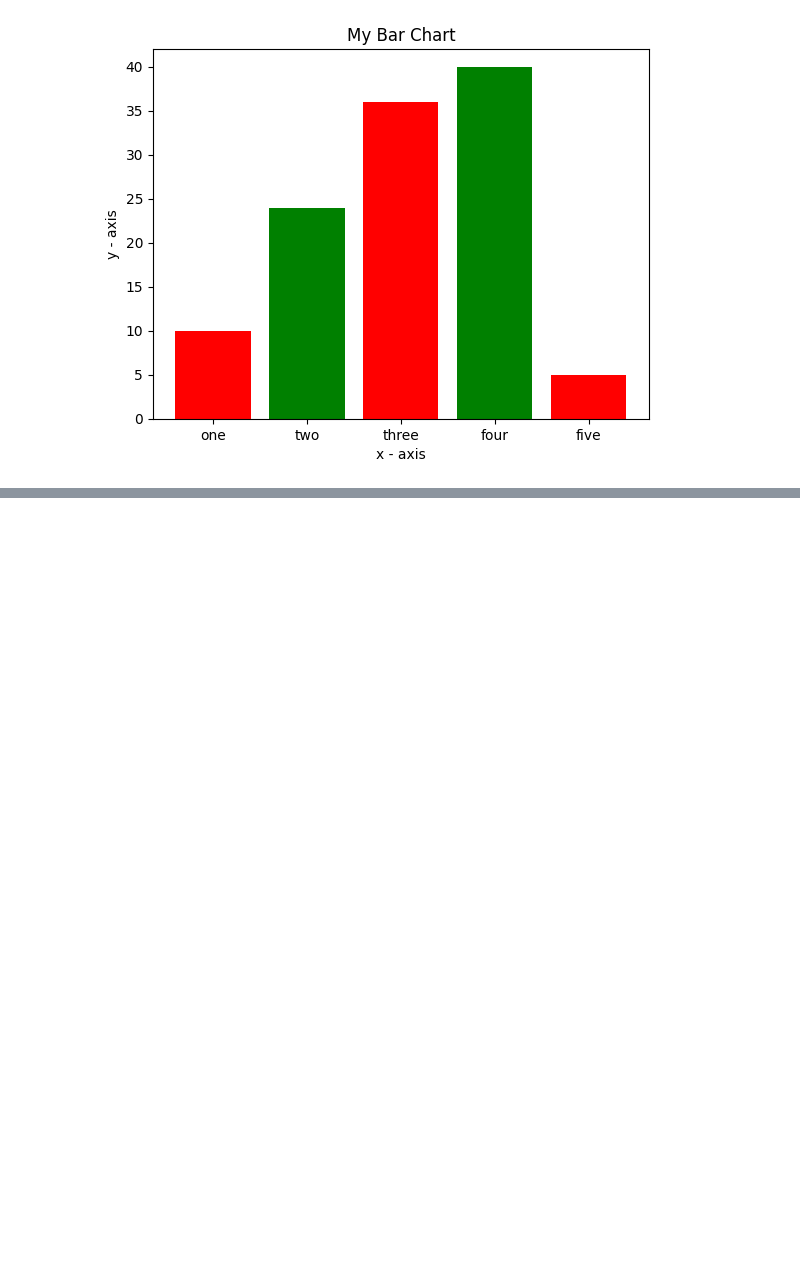
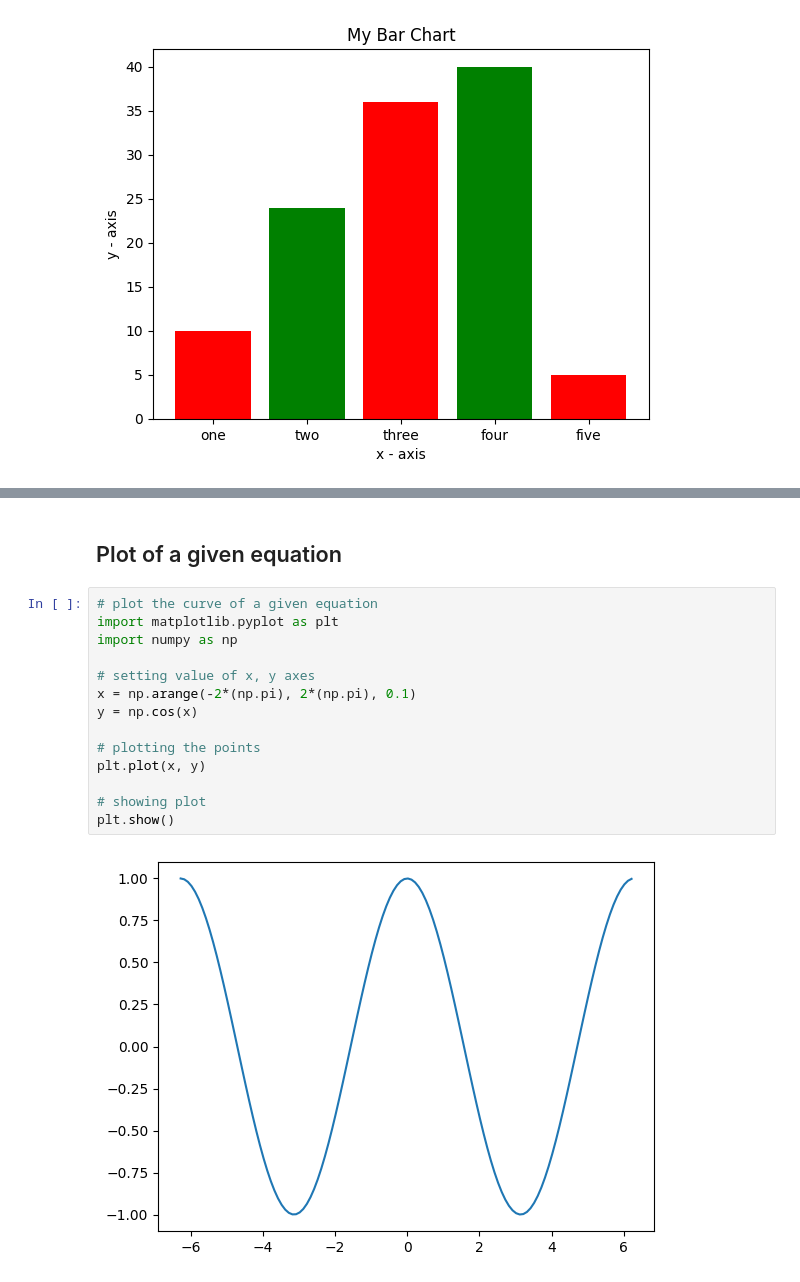
Before and after one commit to HarshvardhanJ/maths, a Jupyter notebook: src/learn/Plotting/Matplotlib.ipynb, the cells around one changed output, grey strips where cells are left out. Cells and saved outputs as stored; diff of their text form; blank space fills up the shorter version.

```diff
--- a/src/learn/Plotting/Matplotlib.ipynb
+++ b/src/learn/Plotting/Matplotlib.ipynb
@@ -137,0 +222,18 @@ plt.show()
+# %% [markdown]
+## Plot of a given equation
+# %%
+# plot the curve of a given equation
+import matplotlib.pyplot as plt
+import numpy as np
+
+# setting value of x, y axes
+x = np.arange(-2*(np.pi), 2*(np.pi), 0.1)
+y = np.cos(x)
+
+# plotting the points
+plt.plot(x, y)
+
+# showing plot
+plt.show()
+# %% [output]
+[figure, added]
```
Also changed, not shown: parts of 12 cells of this notebook.
